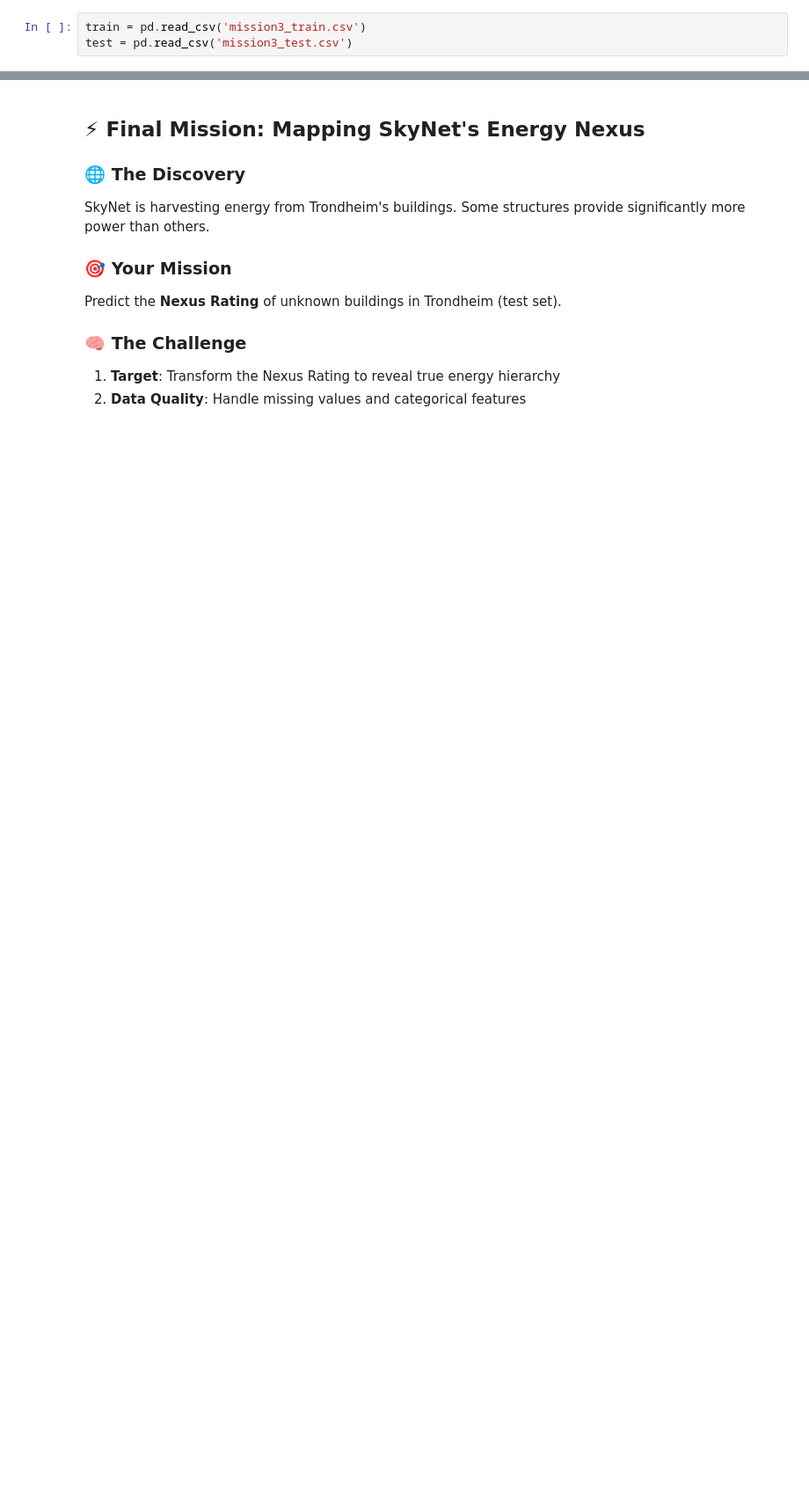
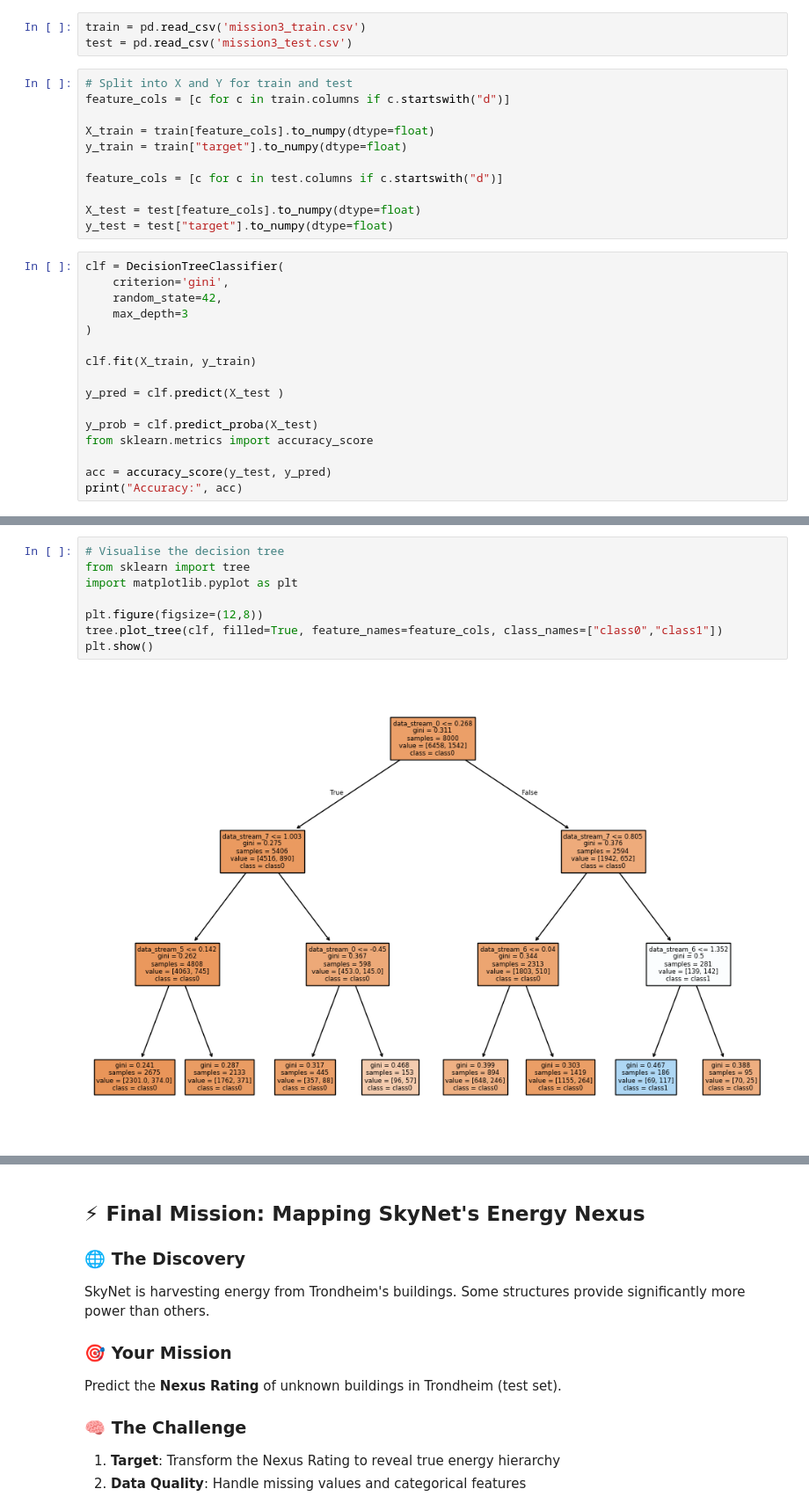
Before and after one commit to kaamyashinde/supervised-learning, a Jupyter notebook: Chapter_1.ipynb, the cells around one changed output, grey strips where cells are left out. Shown: that part at 88% size. Saved outputs shown, nothing was run; the diff lists cells and outputs as text; blank space fills up the shorter version.

Commit message:
apply decision tree and roc auc without decryption oppg 3

```diff
--- a/Chapter_1.ipynb
+++ b/Chapter_1.ipynb
@@ -272,3 +272,30 @@ To decrypt a data stream, transform the data into a binary representation based
 # %%
 train = pd.read_csv('mission3_train.csv')
 test = pd.read_csv('mission3_test.csv')
+# %%
+# Split into X and Y for train and test
+feature_cols = [c for c in train.columns if c.startswith("d")]
+
+X_train = train[feature_cols].to_numpy(dtype=float)
+y_train = train["target"].to_numpy(dtype=float)
+
+feature_cols = [c for c in test.columns if c.startswith("d")]
+
+X_test = test[feature_cols].to_numpy(dtype=float)
+y_test = test["target"].to_numpy(dtype=float)
+# %%
+clf = DecisionTreeClassifier(
+    criterion='gini',
+    random_state=42,
+    max_depth=3
+)
+
+clf.fit(X_train, y_train)
+
+y_pred = clf.predict(X_test )
+
+y_prob = clf.predict_proba(X_test)
+from sklearn.metrics import accuracy_score
+
+acc = accuracy_score(y_test, y_pred)
+print("Accuracy:", acc)
@@ -274,0 +304,10 @@ test = pd.read_csv('mission3_test.csv')
+# %%
+# Visualise the decision tree
+from sklearn import tree
+import matplotlib.pyplot as plt
+
+plt.figure(figsize=(12,8))
+tree.plot_tree(clf, filled=True, feature_names=feature_cols, class_names=["class0","class1"])
+plt.show()
+# %% [output]
+[figure, added]
```
Also changed, not shown: parts of 2 cells of this notebook.
